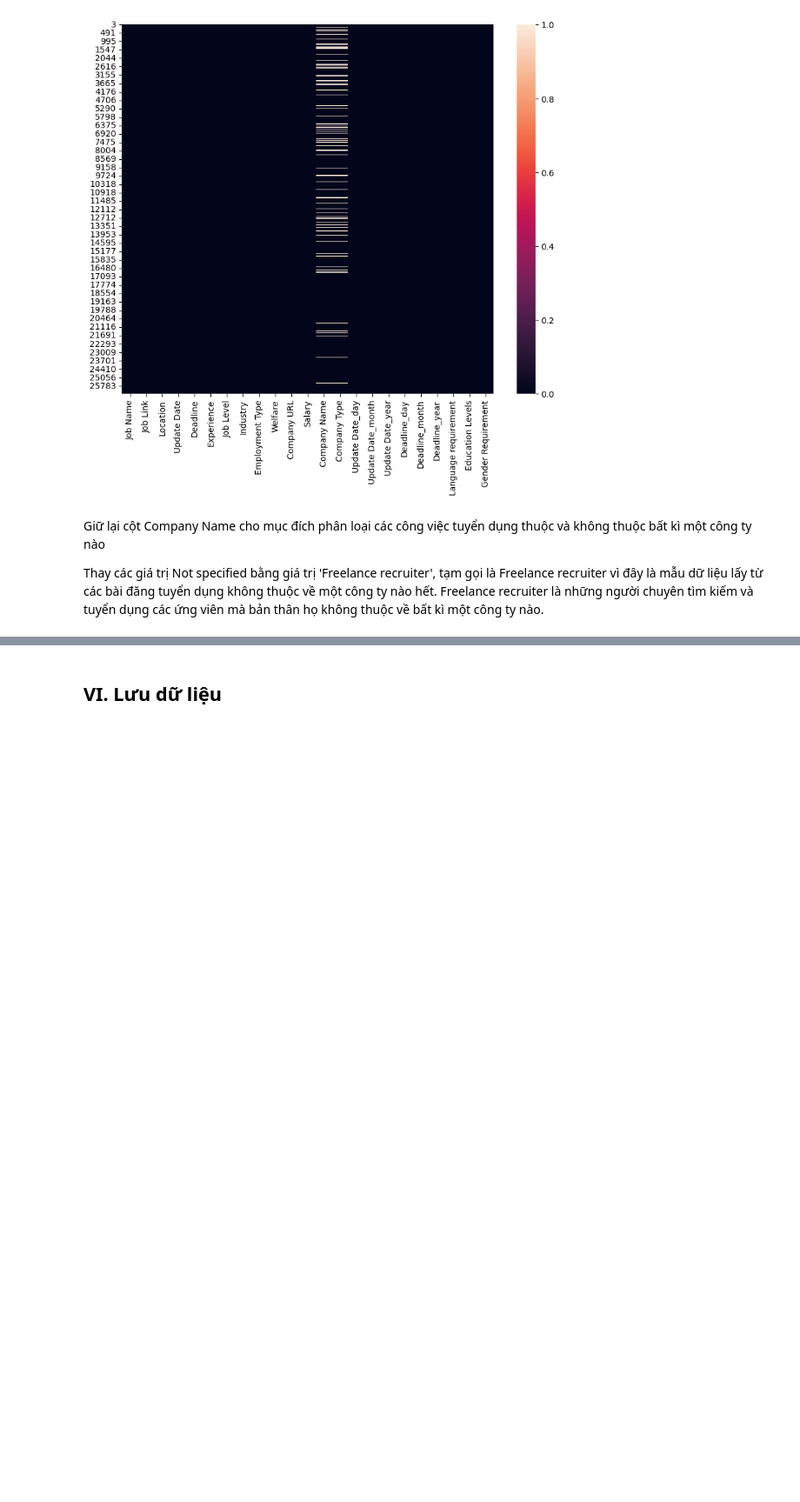
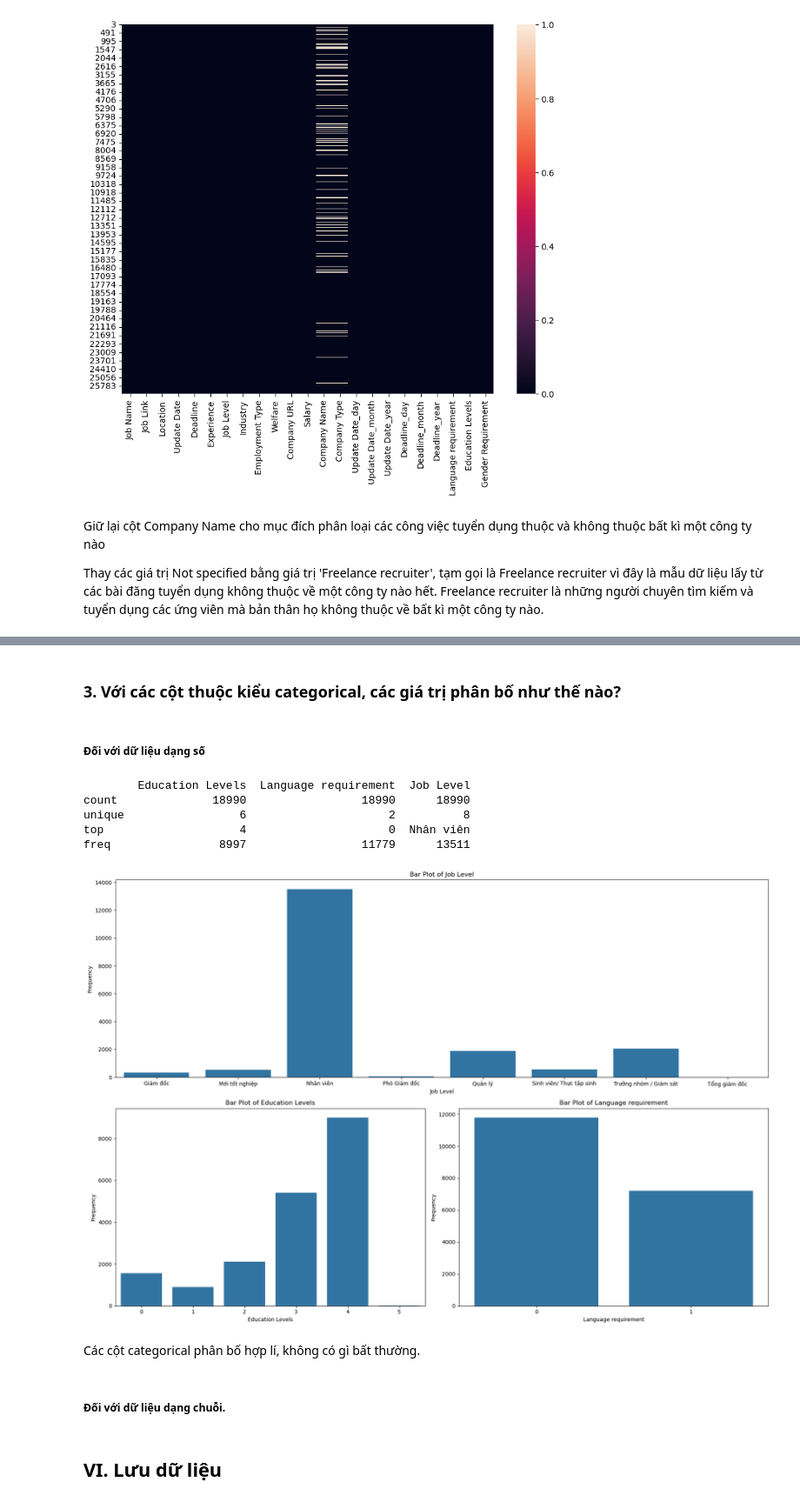
Before and after one commit to Dzivilord/carrerModeling, a Jupyter notebook: ExploringData/ExploringData.ipynb, the cells around one changed output, grey strips where cells are left out. Shown: that part at 87% size. Saved outputs shown, nothing was run; the diff lists cells and outputs as text; code cells hidden in the pictures; blank space fills up the shorter version.

```diff
--- a/ExploringData/ExploringData.ipynb
+++ b/ExploringData/ExploringData.ipynb
@@ -691,3 +940,56 @@ data.shape
+# %% [markdown]
+### 3. Với các cột thuộc kiểu categorical, các giá trị phân bố như thế nào? <a id="v3"></a>
+# %% [markdown]
+##### Đối với dữ liệu dạng số
+# %%
+cols = ['Education Levels','Language requirement', 'Job Level']
+
+data[cols] = data[cols].astype('category')
+print(data[cols].describe())
+
+plt.figure(figsize=(18, 12))
+gs = GridSpec(2, 2, height_ratios=[1, 1])
+
+ax0 = plt.subplot(gs[0, :])
+sns.barplot(
+    x=data['Job Level'].value_counts().index,
+    y=data['Job Level'].value_counts().values,
+)
+plt.title(f'Bar Plot of Job Level')
+plt.xlabel('Job Level')
+plt.ylabel('Frequency')
+
+ax1 = plt.subplot(gs[1, 0])
+sns.barplot(
+    x=data['Education Levels'].value_counts().index,
+    y=data['Education Levels'].value_counts().values,
+)
+plt.title(f'Bar Plot of Education Levels')
+plt.xlabel('Education Levels')
+plt.ylabel('Frequency')
+
+ax2 = plt.subplot(gs[1, 1])
+sns.barplot(
+    x=data['Language requirement'].value_counts().index,
+    y=data['Language requirement'].value_counts().values,
+)
+plt.title(f'Bar Plot of Language requirement')
+plt.xlabel('Language requirement')
+plt.ylabel('Frequency')
+
+plt.tight_layout()
+plt.show()
+# %% [output]
+        Education Levels  Language requirement  Job Level
+count              18990                 18990      18990
+unique                 6                     2          8
+top                    4                     0  Nhân viên
+freq                8997                 11779      13511
+[figure, added]
+# %% [markdown]
+Các cột categorical phân bố hợp lí, không có gì bất thường.
+# %% [markdown]
+##### Đối với dữ liệu dạng chuỗi.
 # %% [markdown]
 ## VI. Lưu dữ liệu <a id="vi"></a>
 # %%
```
Also changed, not shown: parts of 51 cells of this notebook, 1 other file.
